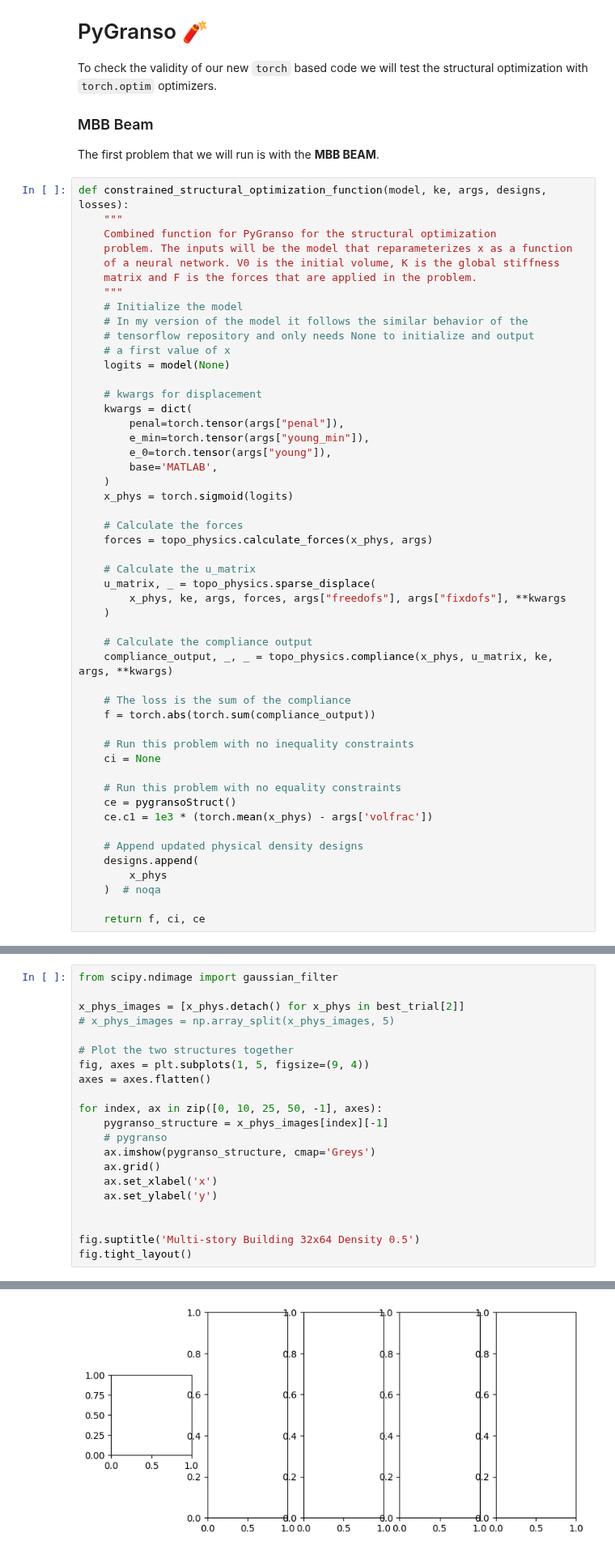
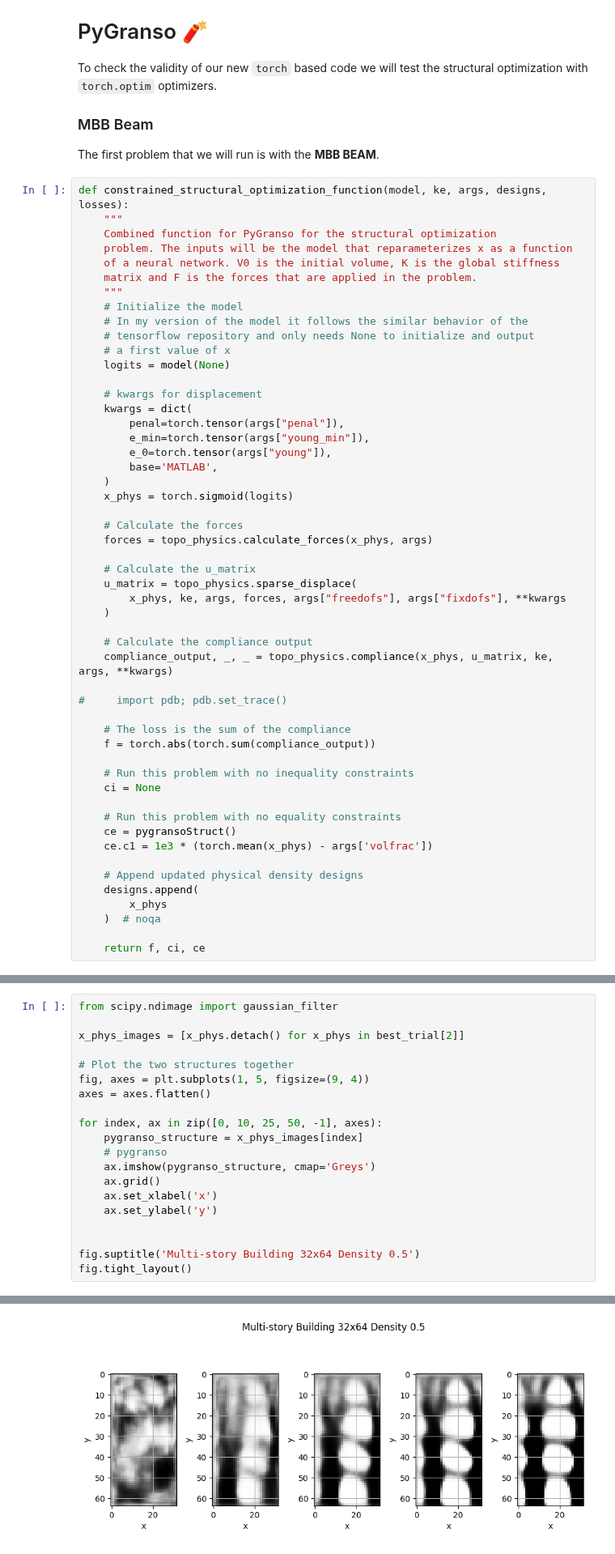
Before and after one commit to sun-umn/NCVX-Neural-Structural-Optimization, a Jupyter notebook: notebooks/PyGranso ⚗️ - Volume Constraint -Multi-Story Building.ipynb, the cells around one changed output, grey strips where cells are left out. Shown at 81% size. Saved outputs shown, nothing was run; the diff lists cells and outputs as text.

Commit message:
adding the updated multi story building notebook because the previous one had broken plotting

```diff
--- a/notebooks/PyGranso ⚗️ - Volume Constraint -Multi-Story Building.ipynb
+++ b/notebooks/PyGranso ⚗️ - Volume Constraint -Multi-Story Building.ipynb
@@ -63,12 +61,14 @@ def constrained_structural_optimization_function(model, ke, args, designs, losse
     forces = topo_physics.calculate_forces(x_phys, args)
 
     # Calculate the u_matrix
-    u_matrix, _ = topo_physics.sparse_displace(
+    u_matrix = topo_physics.sparse_displace(
         x_phys, ke, args, forces, args["freedofs"], args["fixdofs"], **kwargs
     )
 
     # Calculate the compliance output
     compliance_output, _, _ = topo_physics.compliance(x_phys, u_matrix, ke, args, **kwargs)
+
+#     import pdb; pdb.set_trace()
 
     # The loss is the sum of the compliance
     f = torch.abs(torch.sum(compliance_output))
@@ -222,14 +207,13 @@ ax.grid()
 from scipy.ndimage import gaussian_filter
 
 x_phys_images = [x_phys.detach() for x_phys in best_trial[2]]
-# x_phys_images = np.array_split(x_phys_images, 5)
 
 # Plot the two structures together
 fig, axes = plt.subplots(1, 5, figsize=(9, 4))
 axes = axes.flatten()
 
 for index, ax in zip([0, 10, 25, 50, -1], axes):
-    pygranso_structure = x_phys_images[index][-1]
+    pygranso_structure = x_phys_images[index]
     # pygranso
     ax.imshow(pygranso_structure, cmap='Greys')
     ax.grid()
@@ -244 +227 @@ TypeError: Invalid shape (32,) for image data
-[figure, old version]
+[figure, new version]
```
Also changed, not shown: parts of 8 cells of this notebook.
